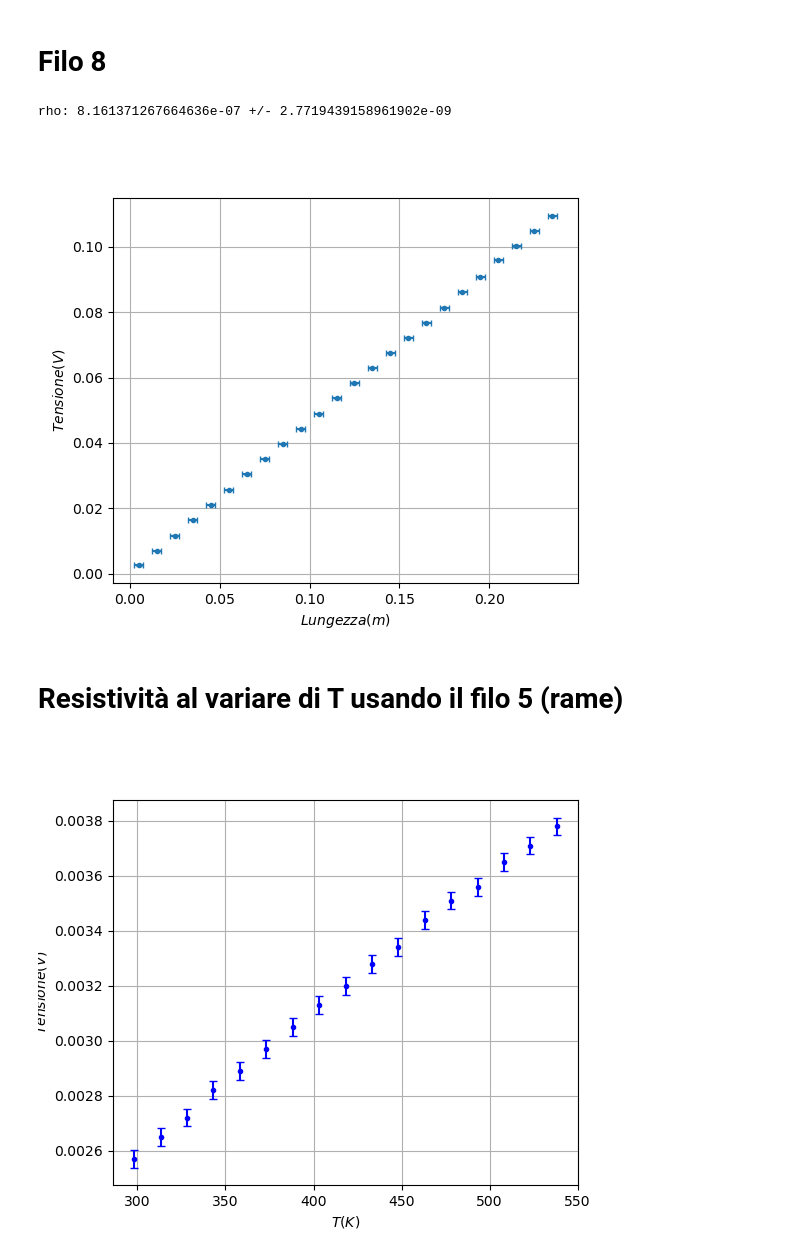
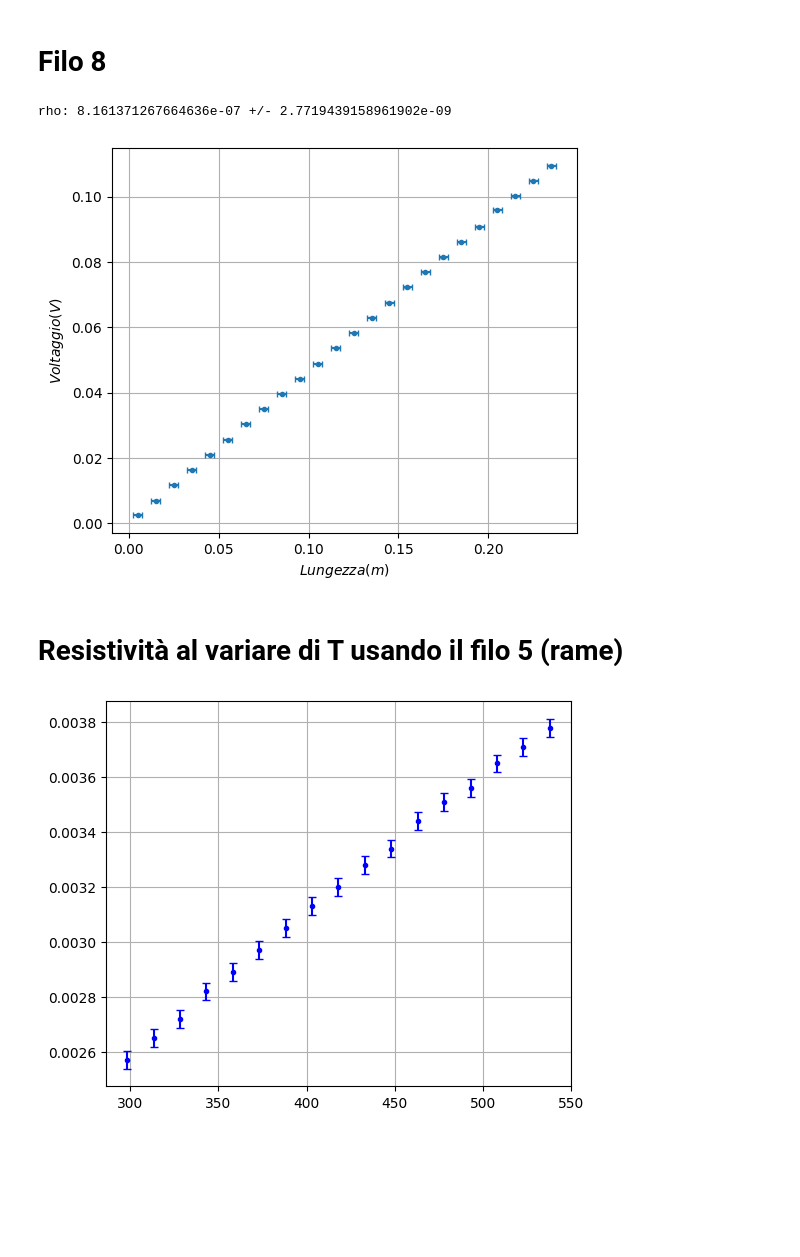
Before and after one commit to Shyan01/Lab-Fisica-2, a Jupyter notebook: Resistività/Resistività.ipynb, the cells around one changed output. Saved outputs shown, nothing was run; the diff lists cells and outputs as text; code cells hidden in the pictures; blank space fills up the shorter version.

```diff
--- a/Resistività/Resistività.ipynb
+++ b/Resistività/Resistività.ipynb
@@ -733,13 +714,11 @@ fig, ax = plt.subplots(figsize = (6,5))
 ax.errorbar(L,V, xerr = Err_L, yerr = Err_V, fmt = '.', capsize = 2)
 #ax.plot(L, y_fit)
 ax.set_xlabel(r'$Lungezza(m)$')
-ax.set_ylabel(r'$Tensione(V)$')
+ax.set_ylabel(r'$Voltaggio(V)$')
 plt.grid(True)
-
-fig.savefig("Delta V in funzione L(8).png", dpi = 300, bbox_inches = 'tight')
 # %% [output]
 rho: 8.161371267664636e-07 +/- 2.7719439158961902e-09
-[figure, old version]
+[figure, new version]
 # %% [markdown]
 # Resistività al variare di T usando il filo 5 (rame)
 # %%
@@ -772,38 +751,36 @@ I = df[Col_3].to_numpy()
 I = I[~np.isnan(I)]
 
 D = df[Col_4].to_numpy()
 D = D[~np.isnan(D)]
 
 L = df[Col_5].to_numpy()
 L = L[~np.isnan(L)]
 
 delta_T = T
 
-A = ((D/2)**2) * np.pi
+A = ((S/2)**2) * np.pi
 
 #Errori ed incertezze
 
 Err_mV = Errore_V(V_m)
 Err_V = Err_mV/1000
 
 Err_I = Errore_I(I)
 Err_L = 1e-2 * (0.5/2)
 Err_S = 0.05/1000
-Err_A = np.pi * D * Err_S
+Err_A = np.pi * S * Err_S
 
 inc_I = Err_I/I
 inc_L = Err_L/L
 inc_R = Err_R/R
 inc_A = Err_A/A
 
 fig, ax = plt.subplots(figsize = (6,5))
 
 ax.errorbar(delta_T, V, yerr = Err_V, fmt = '.', color = 'blue',capsize = 3)
-ax.set_xlabel(r'$T(K)$')
-ax.set_ylabel(r'$Tensione(V)$')
 ax.grid(True)
 # %% [output]
-[figure, old version]
+[figure, new version]
 # %%
 
 params , cov = np.polyfit(delta_T, V, 1, cov = True)
```
Also changed, not shown: parts of 17 cells of this notebook, 36 other files.
